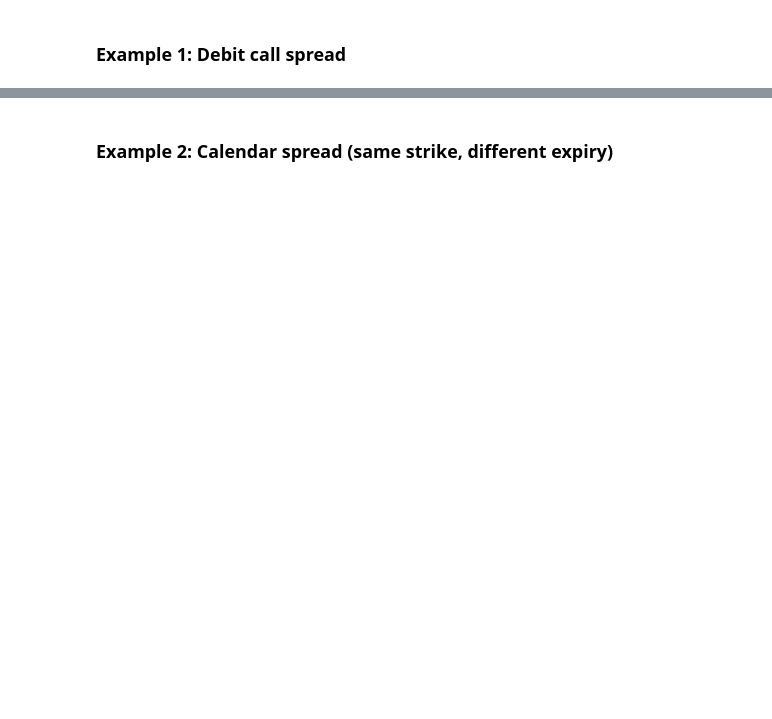
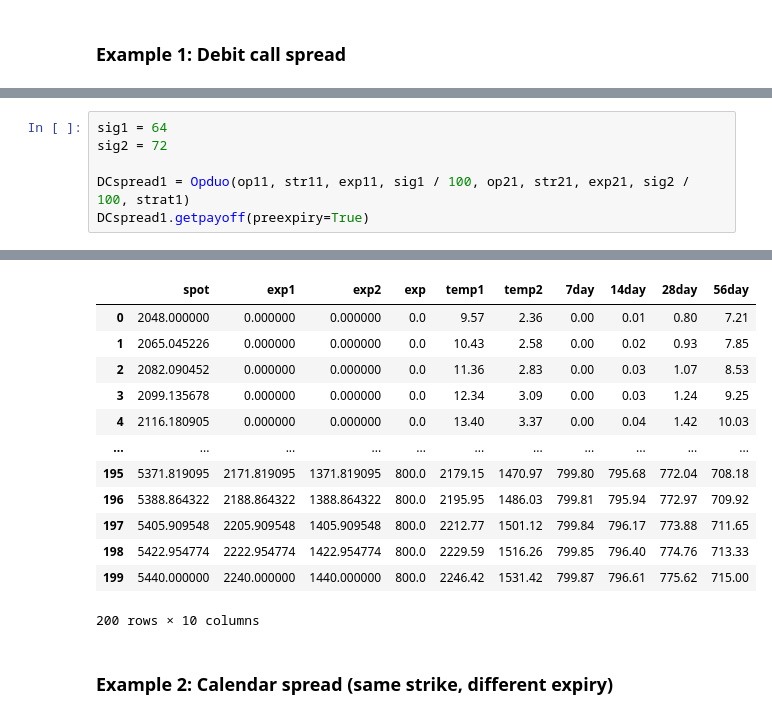
Before and after one commit to willbillionquant/bsoption, a Jupyter notebook: bsmodel-combo.ipynb, the cells around one changed output, grey strips where cells are left out. Drawn from its saved outputs; the diff is of its cells as text; blank space fills up the shorter version.

```diff
--- a/bsmodel-combo.ipynb
+++ b/bsmodel-combo.ipynb
@@ -135,3 +171,10 @@ IV 80%: price=117.09, delta=0.2433, theta=-1.7335, vega=1.6902, gamma=0.0003
 IV 96%: price=140.61, delta=0.2305, theta=-1.5537, vega=1.2624, gamma=0.0002
 IV 112%: price=157.96, delta=0.2135, theta=-1.3232, vega=0.9215, gamma=0.0001
 IV 128%: price=170.52, delta=0.1962, theta=-1.0838, vega=0.6604, gamma=0.0001
+# %%
+sig1 = 64
+sig2 = 72
+
+DCspread1 = Opduo(op11, str11, exp11, sig1 / 100, op21, str21, exp21, sig2 / 100, strat1)
+DCspread1.getpayoff(preexpiry=True)
+# %% [output]
@@ -138,3 +182,16 @@ IV 128%: price=170.52, delta=0.1962, theta=-1.0838, vega=0.6604, gamma=0.0001
+|  | spot | exp1 | exp2 | exp | temp1 | temp2 | 7day | 14day | 28day | 56day |
+| 0 | 2048.000000 | 0.000000 | 0.000000 | 0.0 | 9.57 | 2.36 | 0.00 | 0.01 | 0.80 | 7.21 |
+| 1 | 2065.045226 | 0.000000 | 0.000000 | 0.0 | 10.43 | 2.58 | 0.00 | 0.02 | 0.93 | 7.85 |
+| 2 | 2082.090452 | 0.000000 | 0.000000 | 0.0 | 11.36 | 2.83 | 0.00 | 0.03 | 1.07 | 8.53 |
+| 3 | 2099.135678 | 0.000000 | 0.000000 | 0.0 | 12.34 | 3.09 | 0.00 | 0.03 | 1.24 | 9.25 |
+| 4 | 2116.180905 | 0.000000 | 0.000000 | 0.0 | 13.40 | 3.37 | 0.00 | 0.04 | 1.42 | 10.03 |
+| ... | ... | ... | ... | ... | ... | ... | ... | ... | ... | ... |
+| 195 | 5371.819095 | 2171.819095 | 1371.819095 | 800.0 | 2179.15 | 1470.97 | 799.80 | 795.68 | 772.04 | 708.18 |
+| 196 | 5388.864322 | 2188.864322 | 1388.864322 | 800.0 | 2195.95 | 1486.03 | 799.81 | 795.94 | 772.97 | 709.92 |
+| 197 | 5405.909548 | 2205.909548 | 1405.909548 | 800.0 | 2212.77 | 1501.12 | 799.84 | 796.17 | 773.88 | 711.65 |
+| 198 | 5422.954774 | 2222.954774 | 1422.954774 | 800.0 | 2229.59 | 1516.26 | 799.85 | 796.40 | 774.76 | 713.33 |
+| 199 | 5440.000000 | 2240.000000 | 1440.000000 | 800.0 | 2246.42 | 1531.42 | 799.87 | 796.61 | 775.62 | 715.00 |
+200 rows × 10 columns
 # %% [markdown]
 ### Example 2: Calendar spread (same strike, different expiry)
 # %%
```
Also changed, not shown: parts of 8 cells of this notebook.
